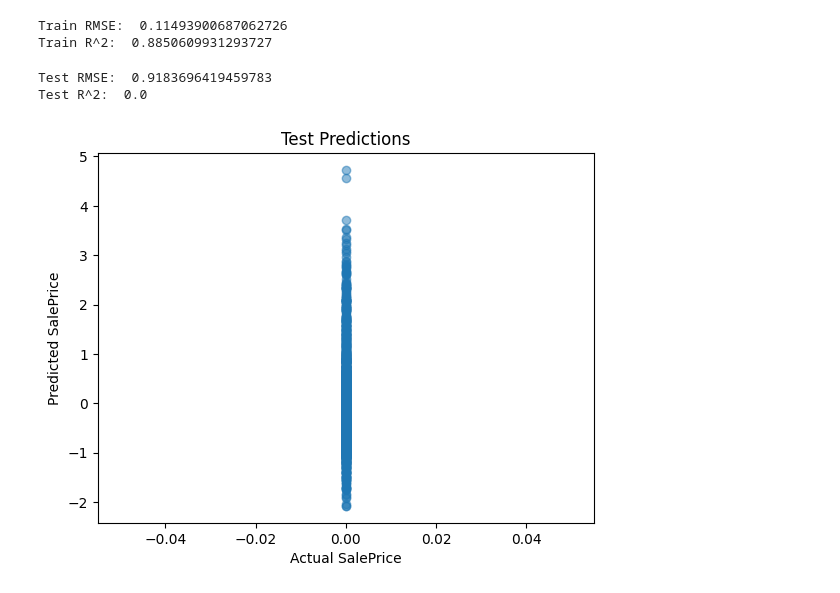
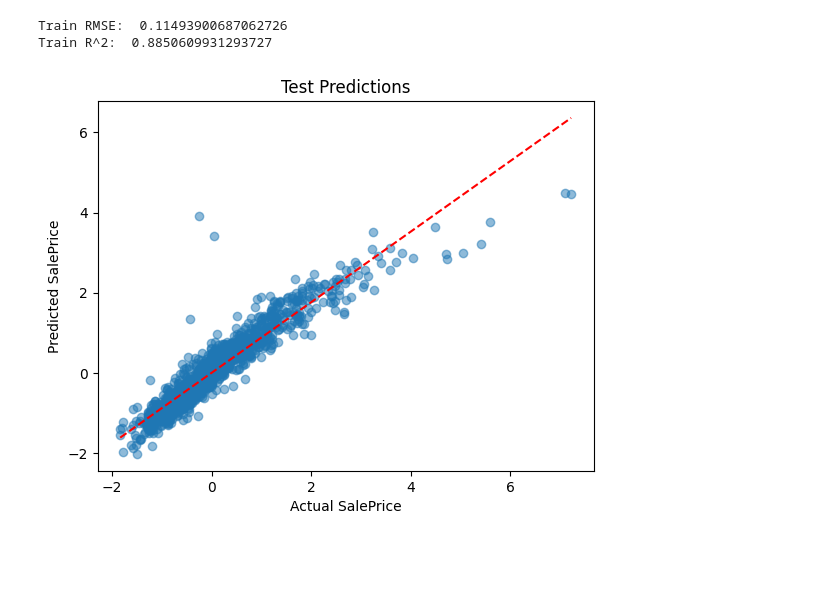
Before and after one commit to AnanyarajS/Machine_Learning_Projects, a Jupyter notebook: Linear_Regression_Model/linear_regression_model.ipynb, the cells around one changed output. Saved outputs shown, nothing was run; the diff lists cells and outputs as text; code cells hidden in the pictures; blank space fills up the shorter version.

```diff
--- a/Linear_Regression_Model/linear_regression_model.ipynb
+++ b/Linear_Regression_Model/linear_regression_model.ipynb
@@ -319,6 +305,19 @@ print("Train R^2: ", r2_train)
 # %% [output]
 Train RMSE:  0.11493900687062726
 Train R^2:  0.8850609931293727
+# %%
+import matplotlib.pyplot as plt
+plt.scatter(y_train, y_train_pred, alpha=0.5)
+plt.xlabel("Actual SalePrice")
+plt.ylabel("Predicted SalePrice")
+plt.title("Test Predictions")
+slope, intercept = np.polyfit(y_train, y_train_pred, 1)
+line_x = np.array([y_train.min(), y_train.max()])
+line_y = slope*line_x+intercept
+plt.plot(line_x, line_y, 'r--')
+plt.show()
+# %% [output]
+[figure, added]
 # %%
 X_test = x_test.to_numpy()
 # %%
@@ -326,18 +325,0 @@ y_test_pred = X_test@w_final+b_final
-# %%
-
-rmse_test = mean_squared_error(y_test, y_test_pred)
-r2_test = r2_score(y_test, y_test_pred)
-print("Test RMSE: ", rmse_test)
-print("Test R^2: ", r2_test)
-# %% [output]
-Test RMSE:  0.9183696419459783
-Test R^2:  0.0
-# %%
-import matplotlib.pyplot as plt
-plt.scatter(y_test, y_test_pred, alpha=0.5)
-plt.xlabel("Actual SalePrice")
-plt.ylabel("Predicted SalePrice")
-plt.title("Test Predictions")
-plt.show()
-# %% [output]
-[figure, removed]
```
Also changed, not shown: parts of 4 cells of this notebook.
